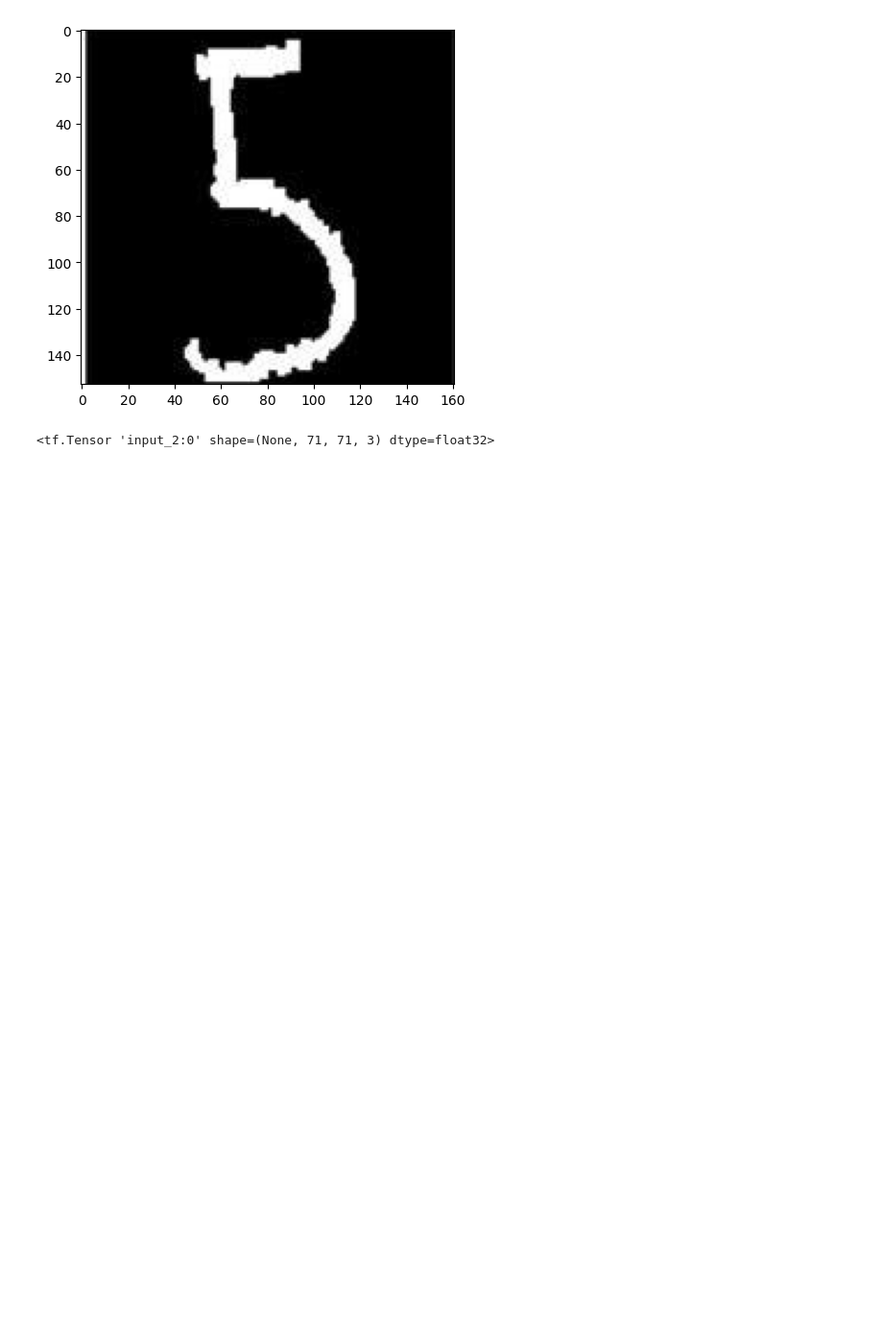
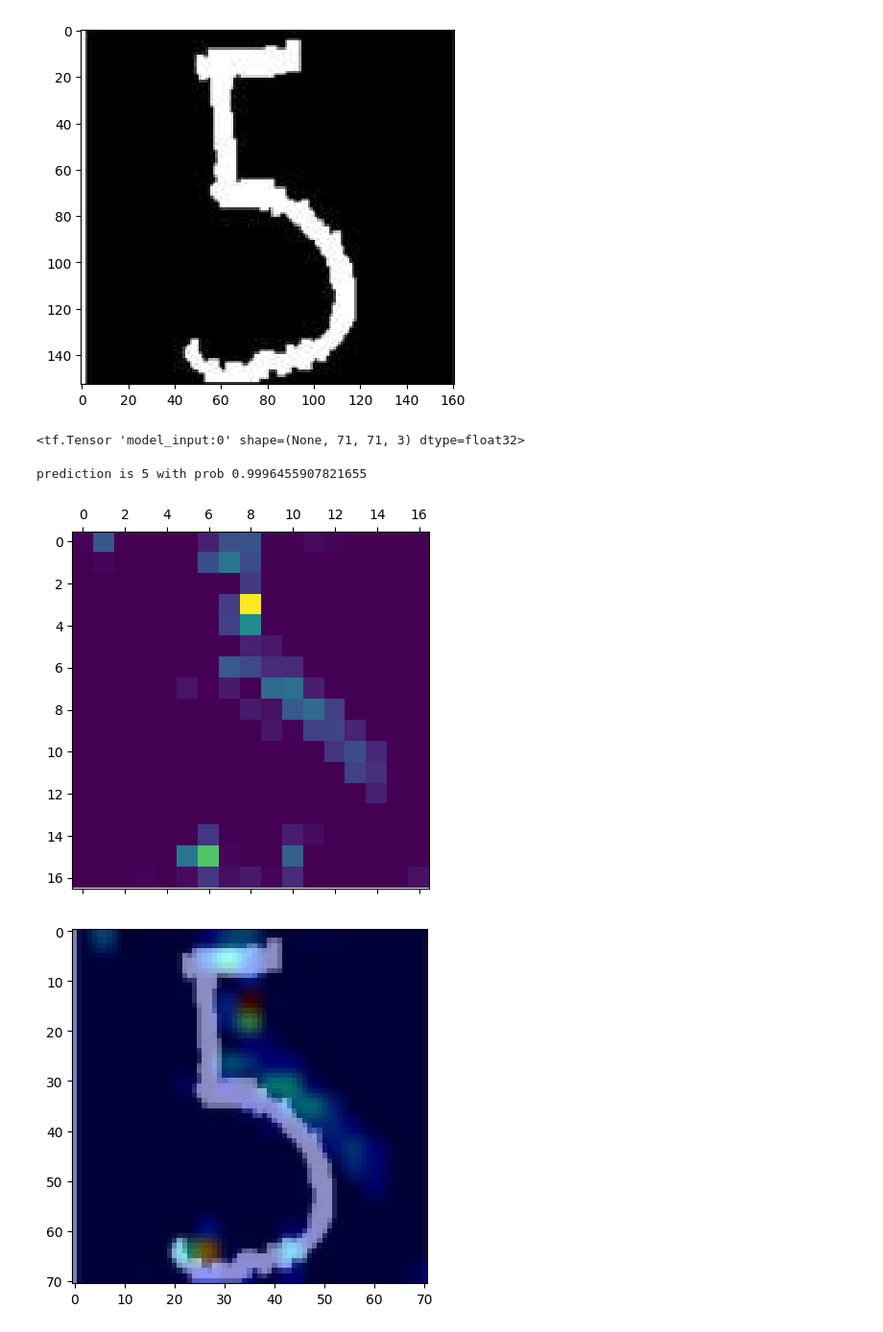
Before and after one commit to showmonki/learn_notes, a Jupyter notebook: CNN/transfer learning/image_predict_digest.ipynb, the cells around one changed output. Shown: that part at 96% size. Saved outputs shown, nothing was run; the diff lists cells and outputs as text; code cells hidden in the pictures; blank space fills up the shorter version.

Commit message:
add grad-cam for text, update image notebook

```diff
--- a/CNN/transfer learning/image_predict_digest.ipynb
+++ b/CNN/transfer learning/image_predict_digest.ipynb
@@ -15,10 +18,10 @@ plt.show()
 # %% [output]
 [figure]
 # %%
-model = keras.models.load_model('./image_xception_model.h5')
+model = keras.models.load_model('./image_raw_model.h5')
 model.input
 # %% [output]
-<tf.Tensor 'input_2:0' shape=(None, 71, 71, 3) dtype=float32>
+<tf.Tensor 'model_input:0' shape=(None, 71, 71, 3) dtype=float32>
 # %%
 dim = (71,71)
 test_img = load_test_data(test_path,dim)
@@ -27,3 +30,14 @@ test_IMG=tf.cast(test_IMG,tf.float32)
 result = model.predict(test_IMG)
 predict_digit, prediction_prob = result.argmax(), result.max()
 print('prediction is {0} with prob {1}'.format(predict_digit, prediction_prob))
+# %% [output]
+prediction is 5 with prob 0.9996455907821655
+# %%
+heatmap = make_gradcam_heatmap(test_IMG, model, 'conv3')
+plt.matshow(heatmap)
+plt.show()
+
+save_and_display_gradcam(test_IMG, heatmap,dim, alpha=0.8,cam_path='data/cam/%s_cam.jpg' % predict_digit)
+# %% [output]
+[figure, added]
+[figure, added]
```
Also changed, not shown: parts of 1 cell of this notebook, 15 other files.
